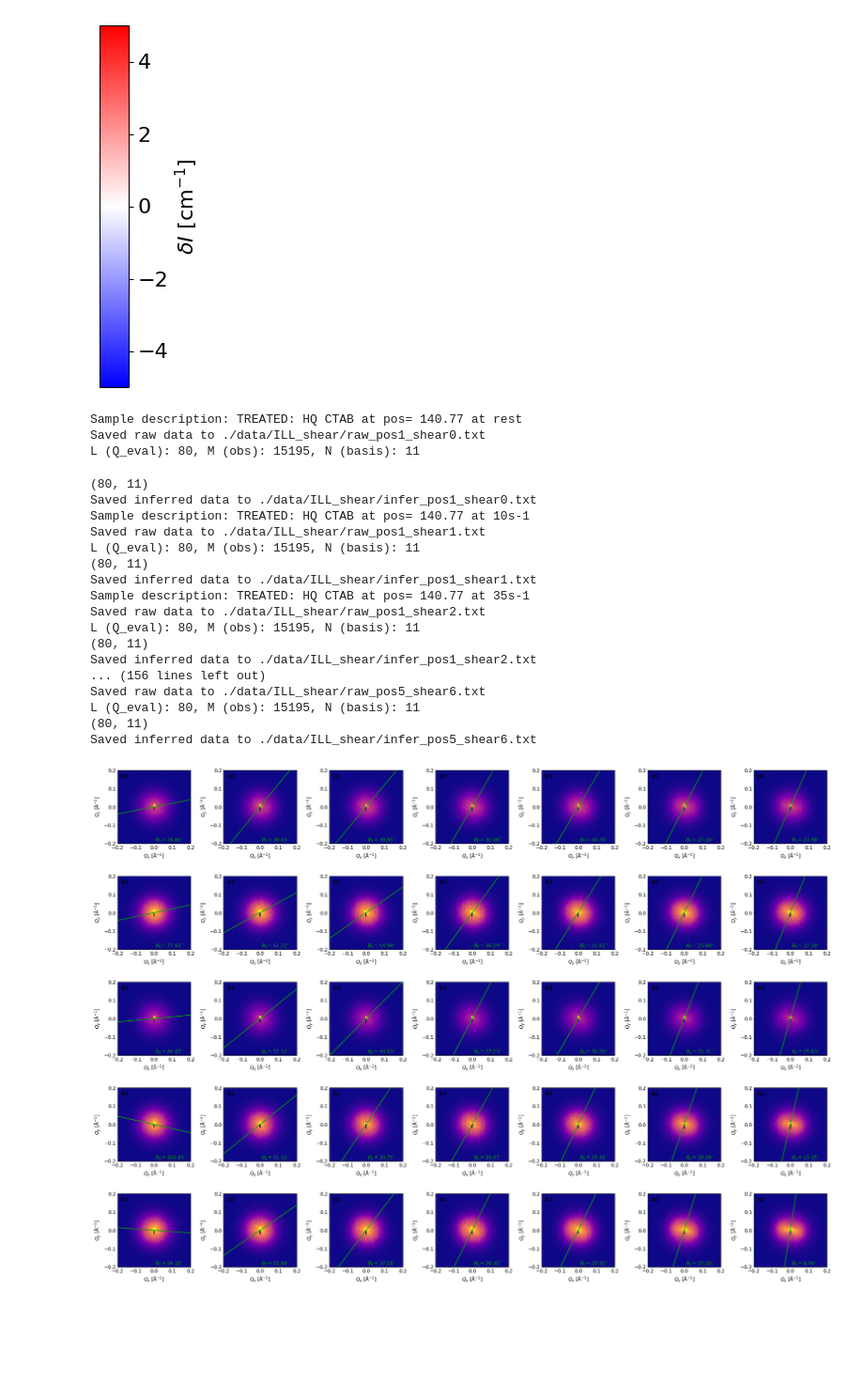
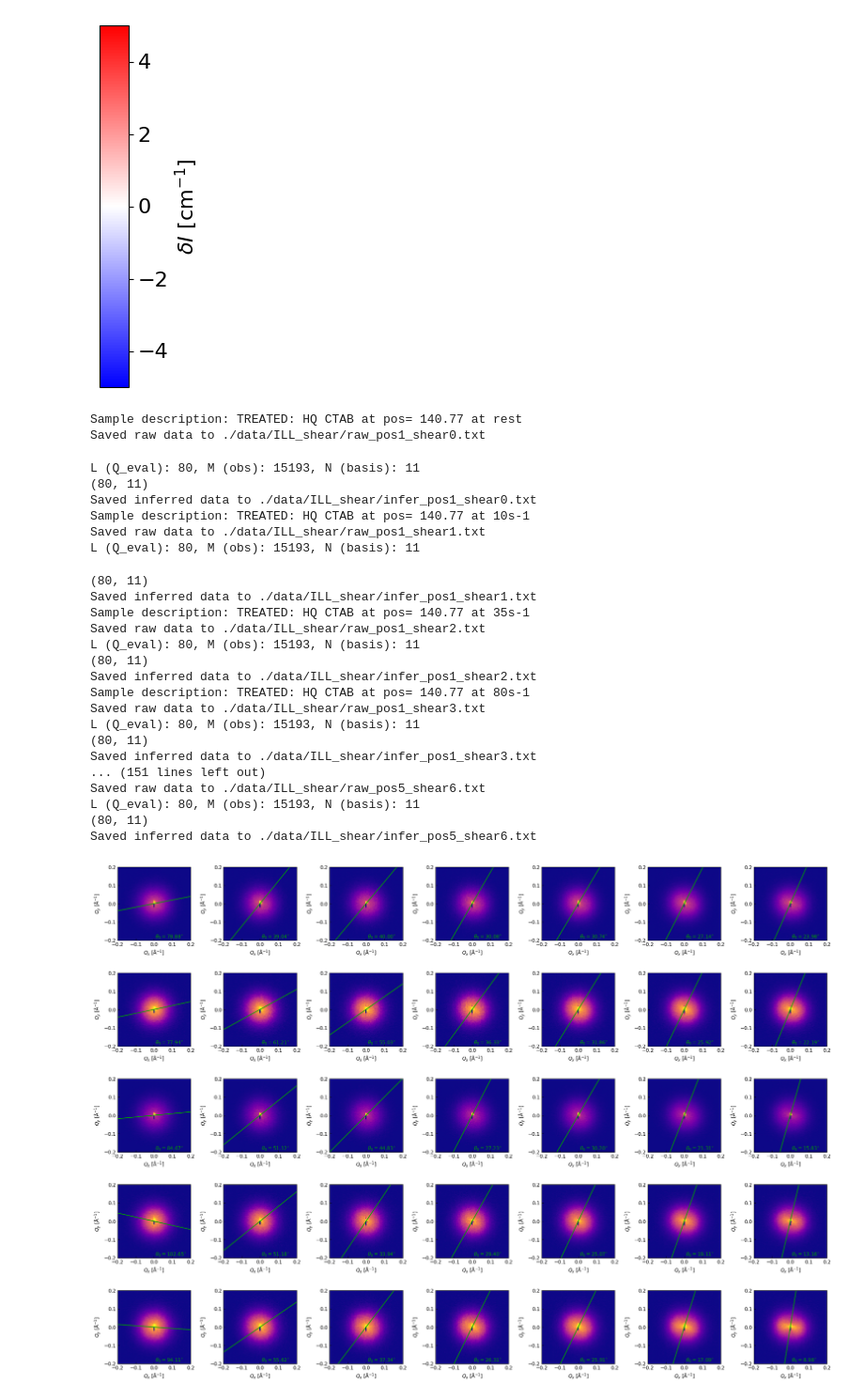
Before and after one commit to ch-tung/MLSR, a Jupyter notebook: 2D/Figure_exp_ILL.ipynb, the cells around one changed output. Shown at 94% size. Saved outputs shown, nothing was run; the diff lists cells and outputs as text; code cells hidden in the pictures; blank space fills up the shorter version.

```diff
--- a/2D/Figure_exp_ILL.ipynb
+++ b/2D/Figure_exp_ILL.ipynb
@@ -612,26 +374,0 @@ Cholesky failed, falling back to np.linalg.solve
-# %%
-# Inferred results ---------------------------------------------------------------
-# Total number of pixels (needed for normalization)
-# Evaluate grids and flat
-Q_eval_grid, theta_eval_grid = np.meshgrid(Q_eval, theta_eval)
-Qx_eval = Q_eval_grid * np.cos(theta_eval_grid)
-Qy_eval = Q_eval_grid * np.sin(theta_eval_grid)
-
-# flat
-I_eval_flat = I_eval.flatten()
-
-# Compute radial backgrounds
-I_eval_radial = np.mean(I_eval, axis=0)[None, :]
-I_eval_radial_flat = np.tile(I_eval_radial, (len(theta_eval), 1)).flatten()
-
-# Shuffle indices
-index_shuffle = np.arange(I_eval_flat.size)
-np.random.shuffle(index_shuffle)
-
-# Apply shuffle to everything
-theta_eval_flat = theta_eval_grid.flatten()[index_shuffle]
-Q_eval_flat = Q_eval_grid.flatten()[index_shuffle]
-Qx_eval_flat = Qx_eval.flatten()[index_shuffle]
-Qy_eval_flat = Qy_eval.flatten()[index_shuffle]
-I_eval_flat = I_eval_flat[index_shuffle]
-I_eval_radial_flat = I_eval_radial_flat[index_shuffle]
@@ -891,6 +387,8 @@ cbar.ax.tick_params(labelsize=16)
 # do inference for all data
 position_list = [1,2,3,4,5]
 shear_list = [0,1,2,3,4,5,6]
+# position_list = [5]
+# shear_list = [6]
 metadata_list = []
 data_list = []
 
@@ -948,7 +446,6 @@ for index_p, position in enumerate(position_list):
         ax.set_yticks([-0.2, -0.1, 0, 0.1, 0.2])
         ax.tick_params(direction='in', labelsize=10)
         # Plot a line aligned with pl_eigen
-        ax.text(0.05, 0.9, panels_list[index], color='k', fontsize=10, fontweight='bold', transform=ax.transAxes)
 
         # ax.set_xlim(np.min(qx)*1.05, np.max(qx)*1.05)
         # ax.set_ylim(np.min(qx)*1.05, np.max(qx)*1.05)
@@ -966,7 +463,7 @@ for index_p, position in enumerate(position_list):
         Q_obs_all = np.sqrt(qx_flat**2 + qy_flat**2)
         theta_obs_all = np.arctan2(qy_flat, qx_flat)
         # Apply full mask as boolean condition
-        valid = (Q_obs_all > 0.01) & (Q_obs_all < 0.3) & np.isfinite(I_data_flat) & np.isfinite(I_err_flat)
+        valid = (Q_obs_all > 0.01) & (Q_obs_all < 0.3) & np.isfinite(I_data_flat) & np.isfinite(I_err_flat) & (I_err_flat < 6)
 
         # Final filtered arrays (force regular ndarray)
         Q_obs = np.asarray(Q_obs_all[valid])
@@ -988,12 +485,12 @@ for index_p, position in enumerate(position_list):
         # pl_eigen = np.pi/2  # Convert to radians
 
         # --- Step 3: Angular basis setup (include constant term for I/I_radial) ---
-        n = n_list[index]
+        n = 5
         bg = True  # Must include constant term
         C_arr = f_CS(theta_obs, n, theta_0=pl_eigen, bg=bg)
 
         # --- Step 4: Inference parameters ---
-        lambda_ = lambda_list[index]
+        lambda_ = 0.03
         mu_ = lambda_
         delta_Q = Q_eval[1] - Q_eval[0]
         log_transform = False  # <--- Enable log-transformed inference
@@ -1004,7 +501,7 @@ for index_p, position in enumerate(position_list):
             I_obs, delta_I_obs, Q_obs, theta_obs,
             delta_Q, Q_eval, C_arr, mu_, lambda_,
             mode="dual",
-            log_transform=log_transform, sine_basis = True
+            log_transform=log_transform, sine_basis = True, q_low=0.03, scale_low=0
         )
         print(A_MAP.shape)
 
@@ -1067,46 +564,51 @@ for index_p, position in enumerate(position_list):
         with open(infer_output_filename, "w") as f_infer:
             f_infer.write(f"Sample description: {sample_desc[0].decode('utf-8')}\n")
             f_infer.write(f"pl_eigen (radians): {pl_eigen:.8f}\n")
             f_infer.write(f"Position: {position}, Shear: {shear}\n")
             f_infer.write("Q_eval_grid\ttheta_eval_grid\tI_eval\n")
             # Save I_eval as a grid, and also save Q_eval and theta_eval as vectors in the same file
             f_infer.write("\n# Q_eval (vector):\n")
             f_infer.write("\t".join([f"{q:.8f}" for q in Q_eval]) + "\n")
             f_infer.write("# I_radial_eval (vector):\n")
             f_infer.write("\t".join([f"{i:.8f}" for i in I_radial_eval]) + "\n")
             f_infer.write("# theta_eval (vector):\n")
             f_infer.write("\t".join([f"{t:.8f}" for t in theta_eval]) + "\n")
             f_infer.write("# I_eval (2D grid, shape: [len(theta_eval), len(Q_eval)]):\n")
             for row in I_eval:
                 f_infer.write("\t".join([f"{val:.8f}" for val in row]) + "\n")
 
             # # Save the flattened results as before
             # for q_eval, theta_eval_val, i_eval in zip(Q_eval_grid.flatten(), theta_eval_grid.flatten(), I_eval.flatten()):
             #     f_infer.write(f"{q_eval:.6f}\t{theta_eval_val:.6f}\t{i_eval:.6f}\n")
         print(f"Saved inferred data to {infer_output_filename}")
 
 fig_1.tight_layout()
 fig_2.tight_layout()
 # %% [output]
 Sample description: TREATED: HQ CTAB at pos= 140.77 at rest
 Saved raw data to ./data/ILL_shear/raw_pos1_shear0.txt
-L (Q_eval): 80, M (obs): 15195, N (basis): 11
+L (Q_eval): 80, M (obs): 15193, N (basis): 11
 (80, 11)
 Saved inferred data to ./data/ILL_shear/infer_pos1_shear0.txt
 Sample description: TREATED: HQ CTAB at pos= 140.77 at 10s-1
 Saved raw data to ./data/ILL_shear/raw_pos1_shear1.txt
-L (Q_eval): 80, M (obs): 15195, N (basis): 11
-(80, 11)
-Saved inferred data to ./data/ILL_shear/infer_pos1_shear1.txt
-Sample description: TREATED: HQ CTAB at pos= 140.77 at 35s-1
-Saved raw data to ./data/ILL_shear/raw_pos1_shear2.txt
-L (Q_eval): 80, M (obs): 15195, N (basis): 11
-(80, 11)
-Saved inferred data to ./data/ILL_shear/infer_pos1_shear2.txt
-... (156 lines left out)
-Saved raw data to ./data/ILL_shear/raw_pos5_shear6.txt
-L (Q_eval): 80, M (obs): 15195, N (basis): 11
-(80, 11)
-Saved inferred data to ./data/ILL_shear/infer_pos5_shear6.txt
+L (Q_eval): 80, M (obs): 15193, N (basis): 11
+(80, 11)
+Saved inferred data to ./data/ILL_shear/infer_pos1_shear1.txt
+Sample description: TREATED: HQ CTAB at pos= 140.77 at 35s-1
+Saved raw data to ./data/ILL_shear/raw_pos1_shear2.txt
+L (Q_eval): 80, M (obs): 15193, N (basis): 11
+(80, 11)
+Saved inferred data to ./data/ILL_shear/infer_pos1_shear2.txt
+Sample description: TREATED: HQ CTAB at pos= 140.77 at 80s-1
+Saved raw data to ./data/ILL_shear/raw_pos1_shear3.txt
+L (Q_eval): 80, M (obs): 15193, N (basis): 11
+(80, 11)
+Saved inferred data to ./data/ILL_shear/infer_pos1_shear3.txt
+... (151 lines left out)
+Saved raw data to ./data/ILL_shear/raw_pos5_shear6.txt
+L (Q_eval): 80, M (obs): 15193, N (basis): 11
+(80, 11)
+Saved inferred data to ./data/ILL_shear/infer_pos5_shear6.txt
-[figure, old version]
+[figure, new version]
 [figure]
```
Also changed, not shown: parts of 10 cells of this notebook, 1 other file.
